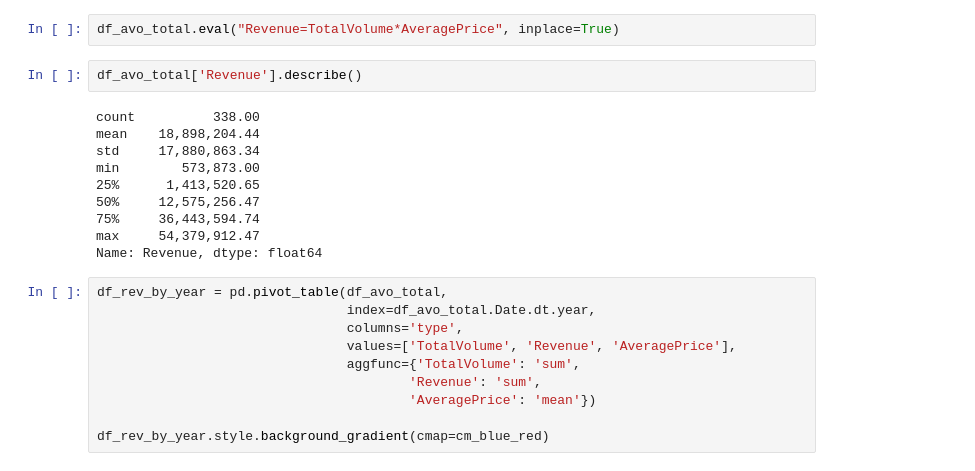
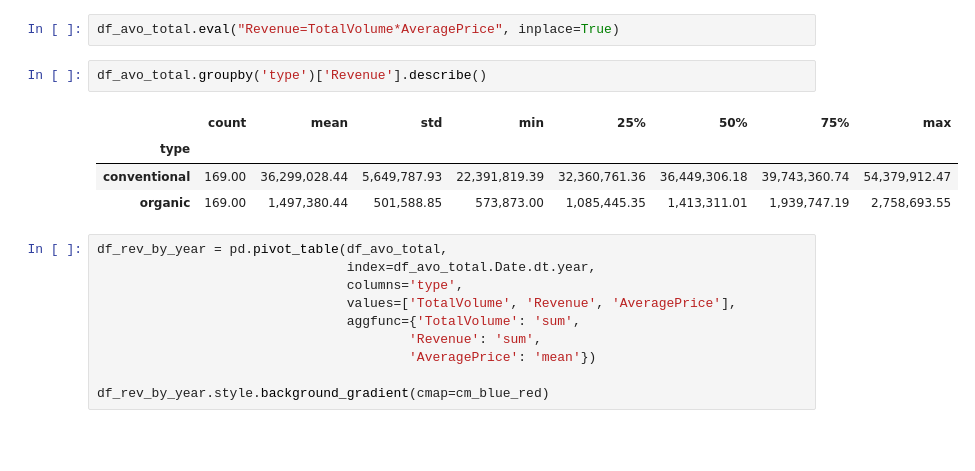
Before and after one commit to matthewmturner/Practice, a Jupyter notebook: Data Analysis/Avocado Analysis.ipynb, the cells around one changed output. Saved outputs shown, nothing was run; the diff lists cells and outputs as text; blank space fills up the shorter version.

```diff
--- a/Data Analysis/Avocado Analysis.ipynb
+++ b/Data Analysis/Avocado Analysis.ipynb
@@ -287,17 +348,12 @@ I want to get a better understanding of the total revenue brought in so I will m
 # %%
 df_avo_total.eval("Revenue=TotalVolume*AveragePrice", inplace=True)
 # %%
-df_avo_total['Revenue'].describe()
+df_avo_total.groupby('type')['Revenue'].describe()
 # %% [output]
-count          338.00
-mean    18,898,204.44
-std     17,880,863.34
-min        573,873.00
-25%      1,413,520.65
-50%     12,575,256.47
-75%     36,443,594.74
-max     54,379,912.47
-Name: Revenue, dtype: float64
+|  | count | mean | std | min | 25% | 50% | 75% | max |
+| type |  |  |  |  |  |  |  |  |
+| conventional | 169.00 | 36,299,028.44 | 5,649,787.93 | 22,391,819.39 | 32,360,761.36 | 36,449,306.18 | 39,743,360.74 | 54,379,912.47 |
+| organic | 169.00 | 1,497,380.44 | 501,588.85 | 573,873.00 | 1,085,445.35 | 1,413,311.01 | 1,939,747.19 | 2,758,693.55 |
 # %%
 df_rev_by_year = pd.pivot_table(df_avo_total,
                                 index=df_avo_total.Date.dt.year,
```
Also changed, not shown: parts of 14 cells of this notebook.
